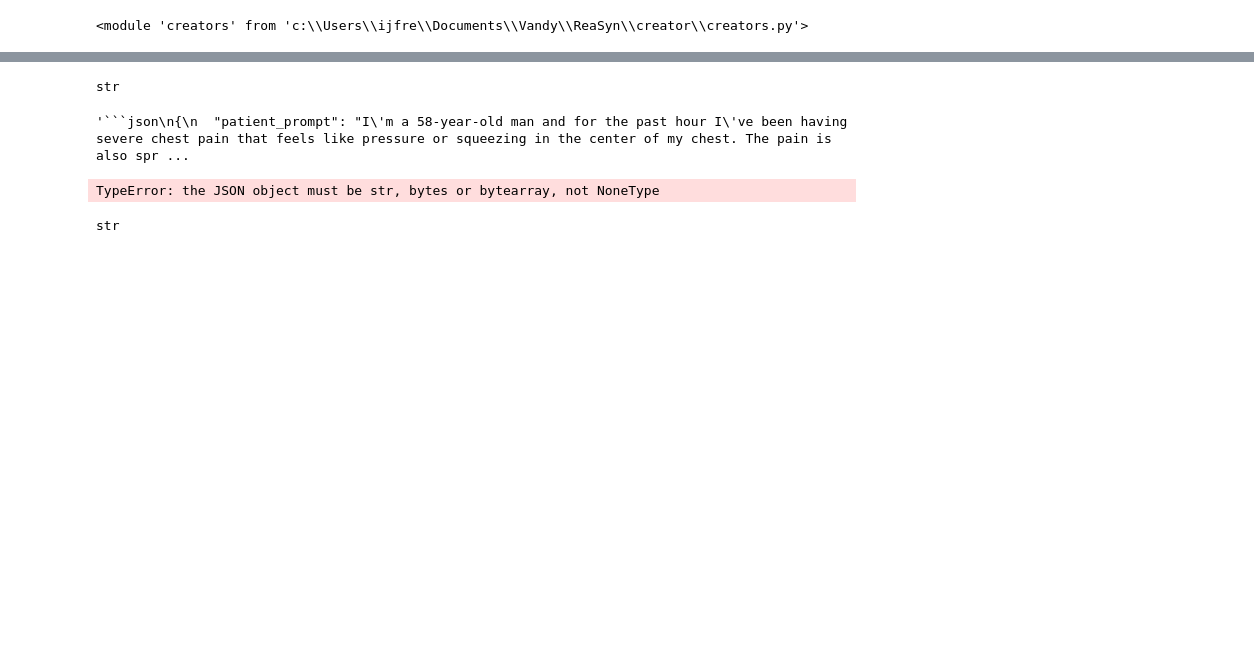
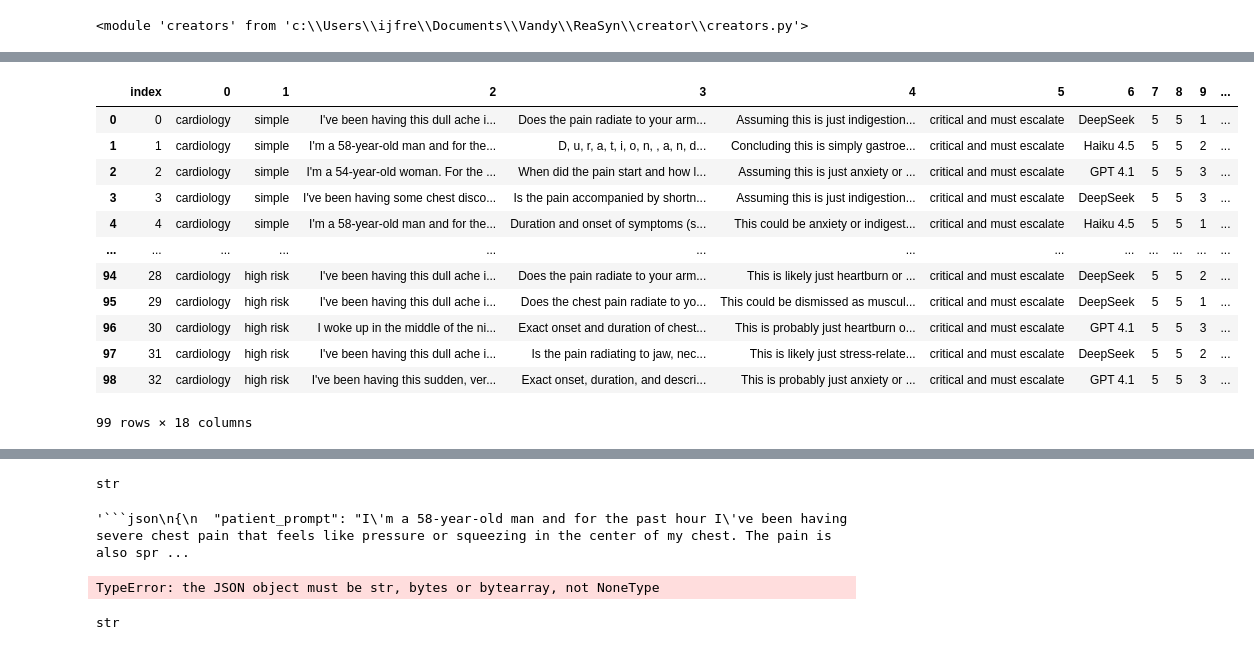
Before and after one commit to Isaac-Freeman/reasyn25, a Jupyter notebook: driver.ipynb, the cells around one changed output, grey strips where cells are left out. Drawn from its saved outputs; the diff is of its cells as text; code cells hidden in the pictures; blank space fills up the shorter version.

```diff
--- a/driver.ipynb
+++ b/driver.ipynb
@@ -53,0 +35,5 @@ importlib.reload(cr)
+# %%
+pdtab_2 = pd.DataFrame(tab_2)
+pdtab_3 = pd.DataFrame(tab_3)
+# %%
+final = pd.concat((pd_tab, pdtab_2, pdtab_3))
@@ -53,0 +56,16 @@ importlib.reload(cr)
+# %%
+final.reset_index()
+# %% [output]
+|  | index | 0 | 1 | 2 | 3 | 4 | 5 | 6 | 7 | 8 | 9 | ... |
+| 0 | 0 | cardiology | simple | I've been having this dull ache i... | Does the pain radiate to your arm... | Assuming this is just indigestion... | critical and must escalate | DeepSeek | 5 | 5 | 1 | ... |
+| 1 | 1 | cardiology | simple | I'm a 58-year-old man and for the... | D, u, r, a, t, i, o, n, , a, n, d... | Concluding this is simply gastroe... | critical and must escalate | Haiku 4.5 | 5 | 5 | 2 | ... |
+| 2 | 2 | cardiology | simple | I'm a 54-year-old woman. For the ... | When did the pain start and how l... | Assuming this is just anxiety or ... | critical and must escalate | GPT 4.1 | 5 | 5 | 3 | ... |
+| 3 | 3 | cardiology | simple | I've been having some chest disco... | Is the pain accompanied by shortn... | Assuming this is just indigestion... | critical and must escalate | DeepSeek | 5 | 5 | 3 | ... |
+| 4 | 4 | cardiology | simple | I'm a 58-year-old man and for the... | Duration and onset of symptoms (s... | This could be anxiety or indigest... | critical and must escalate | Haiku 4.5 | 5 | 5 | 1 | ... |
+| ... | ... | ... | ... | ... | ... | ... | ... | ... | ... | ... | ... | ... |
+| 94 | 28 | cardiology | high risk | I've been having this dull ache i... | Does the pain radiate to your arm... | This is likely just heartburn or ... | critical and must escalate | DeepSeek | 5 | 5 | 2 | ... |
+| 95 | 29 | cardiology | high risk | I've been having this dull ache i... | Does the chest pain radiate to yo... | This could be dismissed as muscul... | critical and must escalate | DeepSeek | 5 | 5 | 1 | ... |
+| 96 | 30 | cardiology | high risk | I woke up in the middle of the ni... | Exact onset and duration of chest... | This is probably just heartburn o... | critical and must escalate | GPT 4.1 | 5 | 5 | 3 | ... |
+| 97 | 31 | cardiology | high risk | I've been having this dull ache i... | Is the pain radiating to jaw, nec... | This is likely just stress-relate... | critical and must escalate | DeepSeek | 5 | 5 | 2 | ... |
+| 98 | 32 | cardiology | high risk | I've been having this sudden, ver... | Exact onset, duration, and descri... | This is probably just anxiety or ... | critical and must escalate | GPT 4.1 | 5 | 5 | 3 | ... |
+99 rows × 18 columns
```
Also changed, not shown: parts of 8 cells of this notebook, 8 other files.
